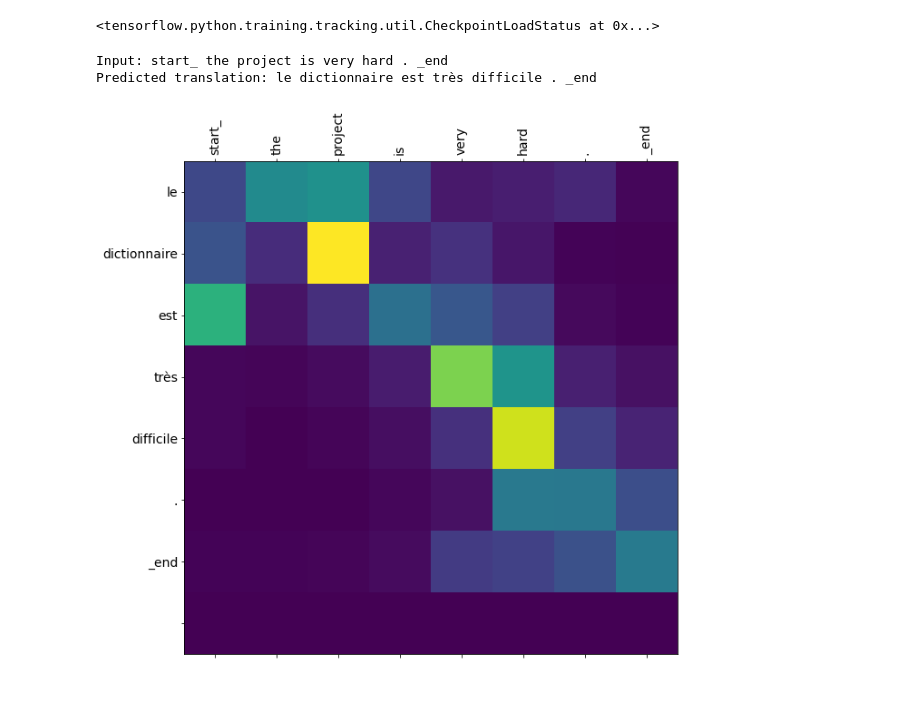
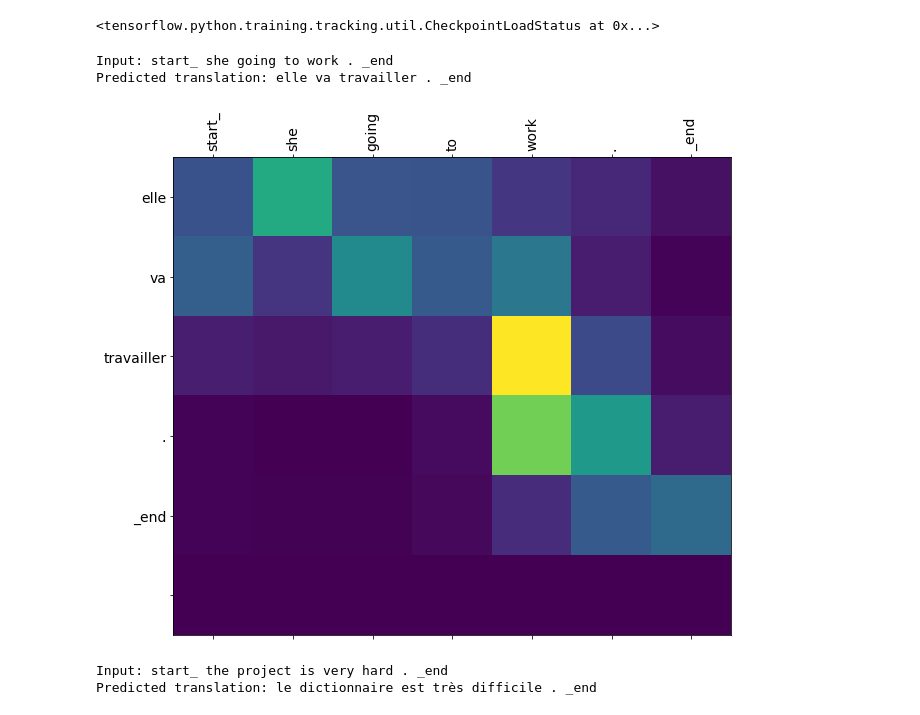
Before and after one commit to VisusAdAstra/Machine-Translation, a Jupyter notebook: NMT.ipynb, the cells around one changed output. Cells and saved outputs as stored; diff of their text form; code cells hidden in the pictures.

```diff
--- a/NMT.ipynb
+++ b/NMT.ipynb
@@ -244,8 +245,11 @@ checkpoint.restore("training_checkpoints\ckpt-17")
 # %%
 # translate(u'I am going to work.')
 # translate(u'The project is super hard.')
+util.translate(u'She going to work.', units, max_target_length, max_source_length, encoder, decoder, source_tokenizer, target_tokenizer)
 util.translate(u'The project is very hard.', units, max_target_length, max_source_length, encoder, decoder, source_tokenizer, target_tokenizer)
 # %% [output]
-Input: start_ the project is very hard . _end
-Predicted translation: le dictionnaire est très difficile . _end
+Input: start_ she going to work . _end
+Predicted translation: elle va travailler . _end
-[figure, old version]
+[figure, new version]
+Input: start_ the project is very hard . _end
+Predicted translation: le dictionnaire est très difficile . _end
```
Also changed, not shown: parts of 2 cells of this notebook.
